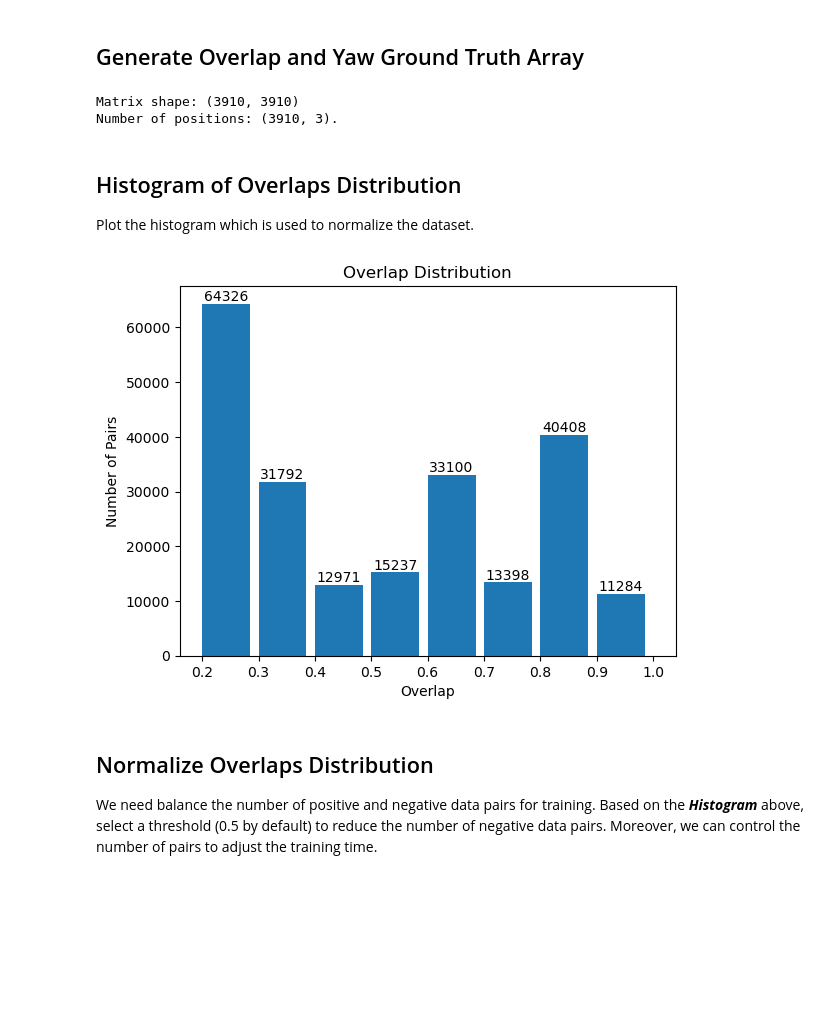
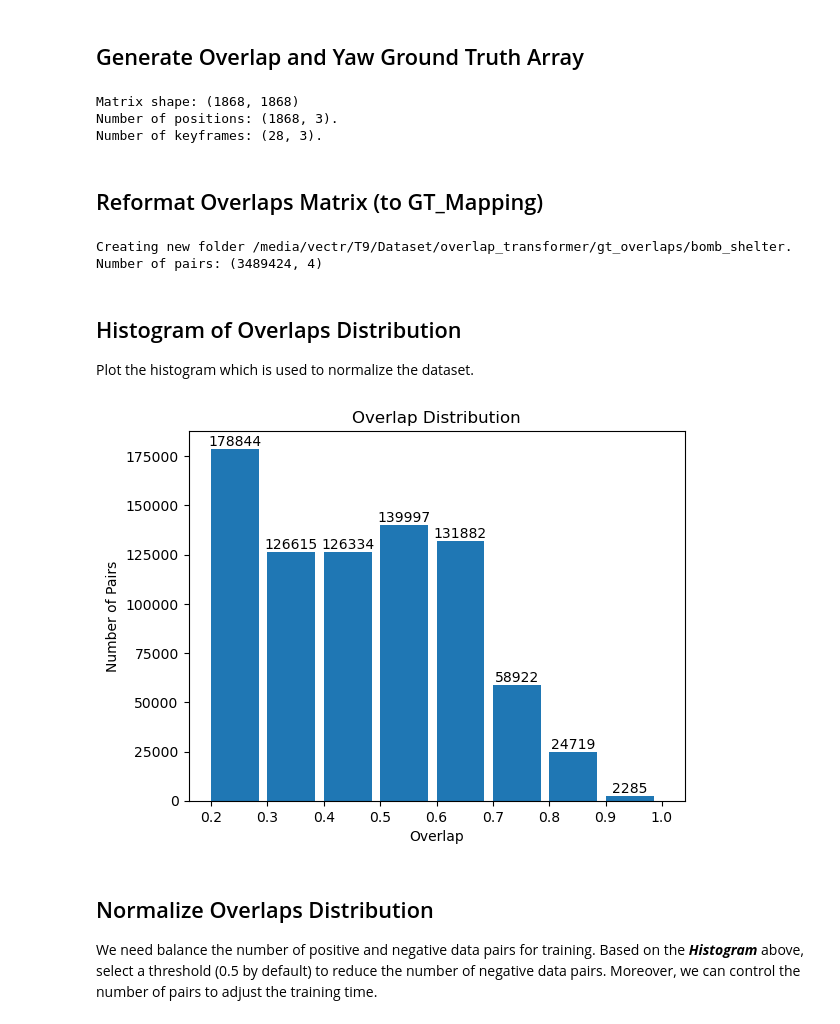
Before and after one commit to yanlong95/lidar_learning, a Jupyter notebook: data/projection/gen_gt.ipynb, the cells around one changed output. Drawn from its saved outputs; the diff is of its cells as text; code cells hidden in the pictures; blank space fills up the shorter version.

Commit message:
update for overlap computation

```diff
--- a/data/projection/gen_gt.ipynb
+++ b/data/projection/gen_gt.ipynb
@@ -60,47 +47,83 @@ overlaps_matrix = np.fromfile(overlaps_matrix_path)
 overlaps_matrix = overlaps_matrix.reshape(-1, int(np.sqrt(overlaps_matrix.shape)))
 print(f'Matrix shape: {overlaps_matrix.shape}')
 
-# poses_path = os.path.join(poses_folder_path, seq, 'poses.txt')
-poses_path = '/Users/yanlong/Desktop/overlaps/poses.txt'
+poses_path = os.path.join(poses_folder_path, seq, 'poses.txt')
+keyframes_poses_path = os.path.join(keyframes_folder_path, seq, 'poses', 'poses_kf.txt')
+# poses_path = '/Users/yanlong/Desktop/overlaps/poses.txt'
 xyz, rot = load_xyz_rot(poses_path)
+xyz_kf, rot_kf = load_xyz_rot(keyframes_poses_path)
 print(f'Number of positions: {xyz.shape}.')
+print(f'Number of keyframes: {xyz_kf.shape}.')
 # %% [output]
-Matrix shape: (3910, 3910)
-Number of positions: (3910, 3).
+Matrix shape: (1868, 1868)
+Number of positions: (1868, 3).
+Number of keyframes: (28, 3).
 # %%
 # plt.scatter(xyz[:, 0], xyz[:, 1])
 # plt.show()
-overlap_thresh = 0.5
+overlap_thresh = 0.4
 
 %matplotlib qt
 num_scans = xyz.shape[0]
-for i in range(num_scans):
+for i in tqdm.tqdm(range(num_scans)):
+# i = 4900
     overlaps_i = overlaps_matrix[i, :]
     xyz_pos_i = xyz[overlaps_i > overlap_thresh, :]
 
-    plt.scatter(xyz[:, 0], xyz[:, 1], c='b')
-    plt.scatter(xyz_pos_i[:, 0], xyz_pos_i[:, 1], c='y')
-    plt.scatter(xyz[i, 0], xyz[i, 1], c='g')
+    plt.clf()
+    plt.scatter(xyz[:, 0], xyz[:, 1], c='b', label='trajectory')
+    plt.scatter(xyz_pos_i[:, 0], xyz_pos_i[:, 1], c='y', label='positive')
+    plt.scatter(xyz_kf[:, 0], xyz_kf[:, 1], c='pink', label='keyframes')
+    plt.scatter(xyz[i, 0], xyz[i, 1], c='g', label=f'scan {i+1}')
+    plt.legend()
     plt.show()
     plt.pause(0.0001)
-    plt.clf()
+# %% [markdown]
+## Reformat Overlaps Matrix (to GT_Mapping)
+# %%
+# save overlaps information in a table, col0: source scan path, col1: reference scan path, col2: overlap between source and reference scans, col3: overlap threshold
+overlaps = []
+overlaps_table = np.empty((0, 4))
+
+for i in tqdm.tqdm(range(num_scans)):
+    overlaps_i = np.zeros((num_scans, 4))
+    overlaps_i[:, 0] = np.ones(num_scans, dtype=int) * i
+    overlaps_i[:, 1] = np.arange(num_scans, dtype=int)
+    overlaps_i[:, 2] = overlaps_matrix[i, :]
+    overlaps_i[:, 3] = np.ones(num_scans, dtype=float) * overlap_thresh
+    overlaps.append(overlaps_i)
+    overlaps_table = np.vstack((overlaps_table, overlaps_i))
+
+# save overlaps
+gt_overlaps_saving_path = os.path.join(gt_overlaps_folder, seq)
+if not os.path.exists(gt_overlaps_saving_path):
+    print(f'Creating new folder {gt_overlaps_saving_path}.')
+    os.makedirs(gt_overlaps_saving_path)
+np.savez(os.path.join(gt_overlaps_saving_path, 'overlaps'), overlaps)
+
+print(f'Number of pairs: {overlaps_table.shape}')
+# %% [output]
+Creating new folder /media/vectr/T9/Dataset/overlap_transformer/gt_overlaps/bomb_shelter.
+Number of pairs: (3489424, 4)
 # %% [markdown]
 ## Histogram of Overlaps Distribution
 Plot the histogram which is used to normalize the dataset.
 # %%
+%matplotlib inline
+
 # only show tail bins
 min_overlap_show = 0.2
 max_overlap_show = 1.0
-overlaps = ground_truth_mapping[:,2]
+overlaps = overlaps_table[:,2]
 
 _, _, patches = plt.hist(overlaps[(overlaps <= max_overlap_show) & (overlaps >= min_overlap_show)], int((max_overlap_show-min_overlap_show)/0.1), width=0.085)
 plt.bar_label(patches)
 plt.title('Overlap Distribution')
 plt.xlabel('Overlap')
 plt.ylabel('Number of Pairs')
 plt.show()
 # %% [output]
-[figure, old version]
+[figure, new version]
 # %% [markdown]
 ## Normalize Overlaps Distribution
 We need balance the number of positive and negative data pairs for training. Based on the ***Histogram*** above, select a threshold (0.5 by default) to reduce the number of negative data pairs. Moreover, we can control the number of pairs to adjust the training time.
```
Also changed, not shown: parts of 6 cells of this notebook, 5 other files.
